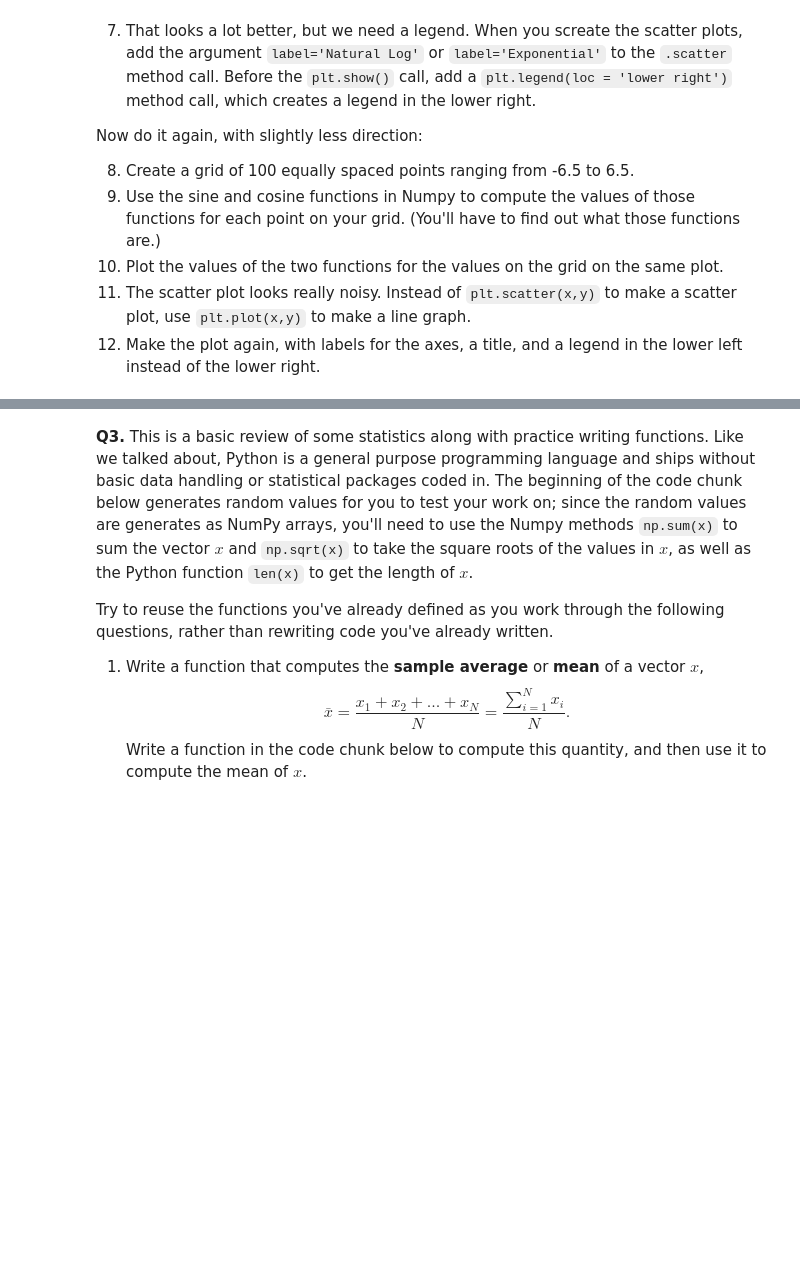
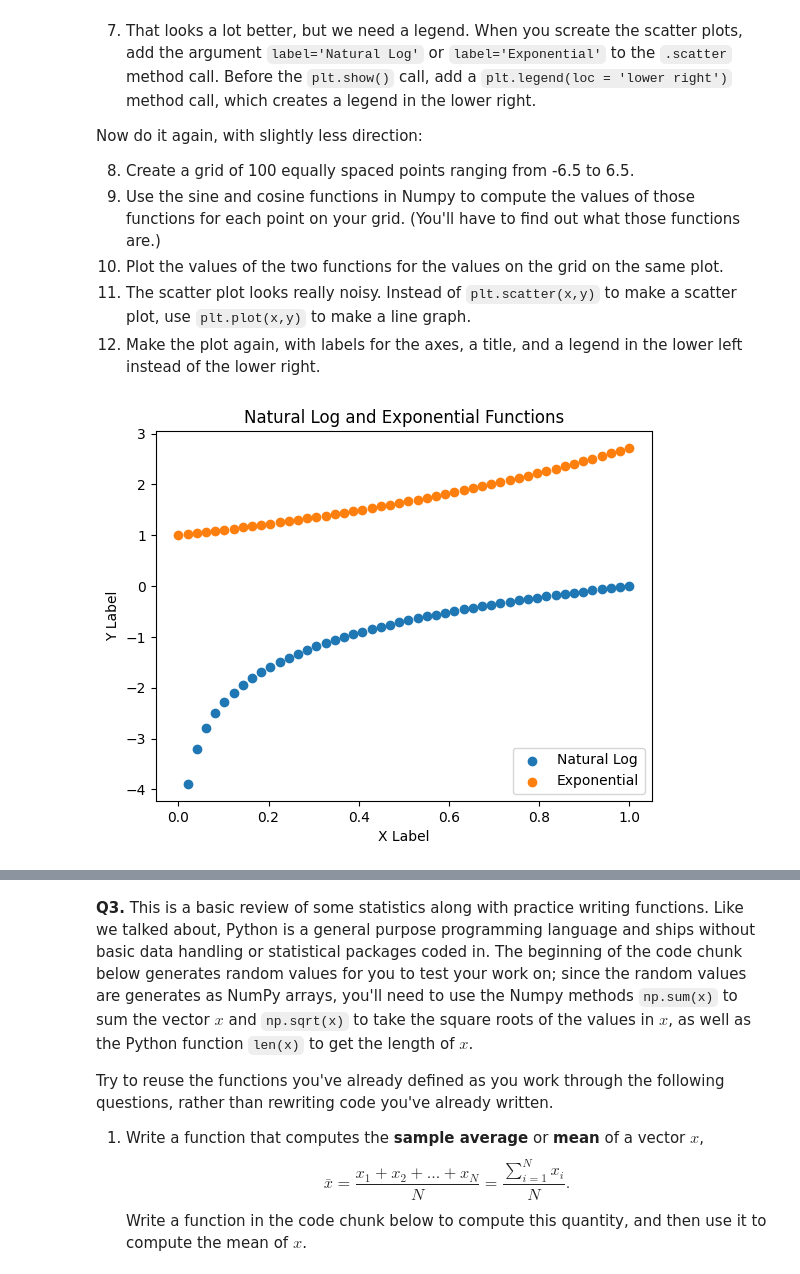
Before and after one commit to Zach-Russell/programming, a Jupyter notebook: assignment/assignment_programming.ipynb, the cells around one changed output, grey strips where cells are left out. Cells and saved outputs as stored; diff of their text form; code cells hidden in the pictures; blank space fills up the shorter version.

```diff
--- a/assignment/assignment_programming.ipynb
+++ b/assignment/assignment_programming.ipynb
@@ -42,3 +42,21 @@ Now do it again, with slightly less direction:
 # %%
 import numpy as np
 import matplotlib.pyplot as plt
+
+arr = np.linspace(0, 1, num=50)
+
+y = np.log(arr)
+
+z = np.exp(arr)
+
+plt.scatter(arr, y, label='Natural Log')
+plt.scatter(arr, z, label='Exponential')
+
+plt.xlabel("X Label")
+plt.ylabel("Y Label")
+plt.title("Natural Log and Exponential Functions")
+
+plt.legend(loc = 'lower right')
+plt.show()
+# %% [output]
+[figure, added]
```
Also changed, not shown: parts of 1 cell of this notebook.
